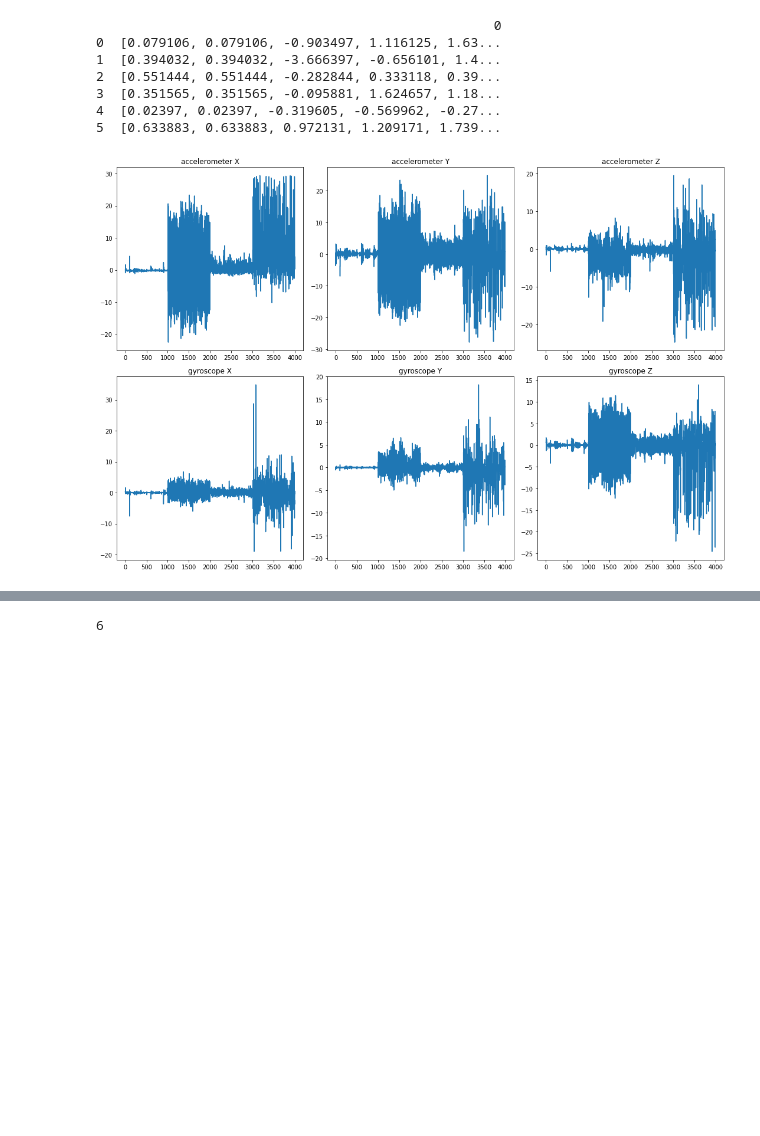
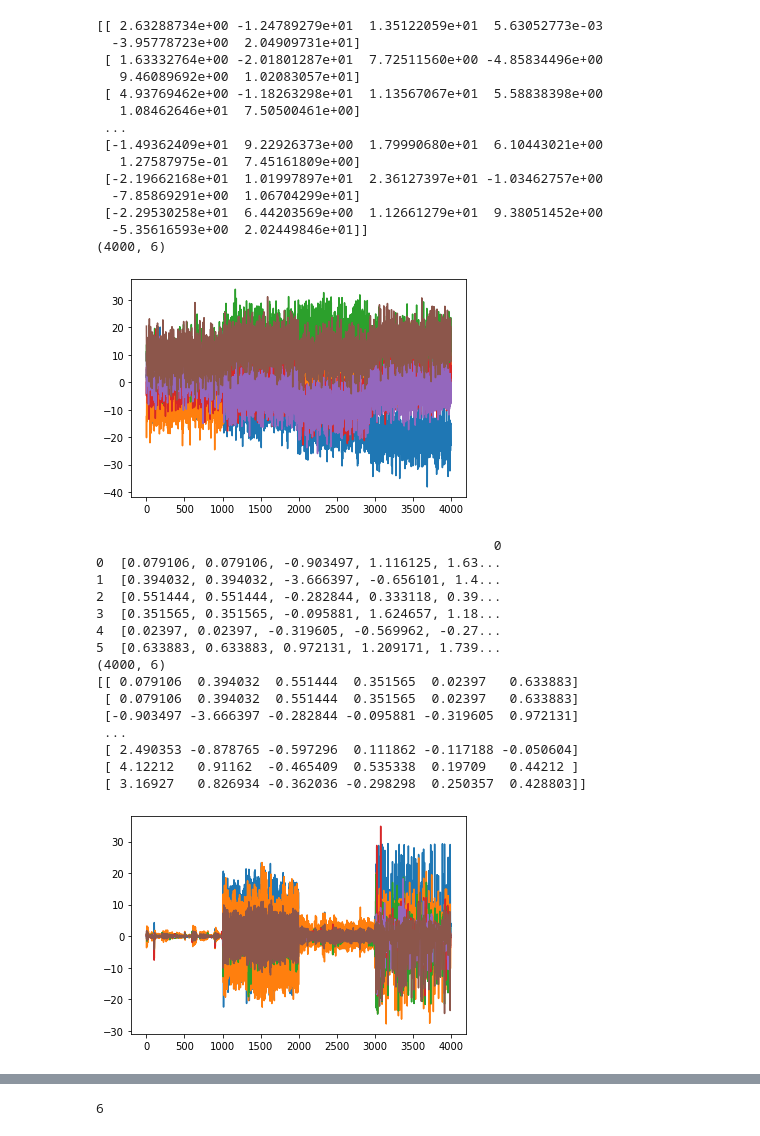
Before and after one commit to damjam212/TimeSeriesSegmentation, a Jupyter notebook: Data_segmentation.ipynb, the cells around one changed output, grey strips where cells are left out. Drawn from its saved outputs; the diff is of its cells as text; code cells hidden in the pictures; blank space fills up the shorter version.

Commit message:
feat: add change point detection using ruptures library

```diff
--- a/Data_segmentation.ipynb
+++ b/Data_segmentation.ipynb
@@ -57,16 +70,27 @@ def stack_time_series(df):
              i += 1
     return stacked
 
+def dataframe_to_ndarray(df):
+    ndarray = np.array([])
+    for index, row in df.iterrows():
+        #print(row[0])
+        if index == 0:
+            ndarray = row[0]
+        else:
+            ndarray = np.vstack((ndarray,row[0]))
+    return ndarray.transpose()
+
+
 stacked = stack_time_series(df)
 #print(df.iloc[0,0][1])
-print(stacked)
+#print(stacked)
 # plt.plot(stacked.iloc[0,0])
 # plt.plot(stacked.iloc[1,0])
 # plt.plot(stacked.iloc[2,0])
 # plt.plot(stacked.iloc[3,0])
 # plt.plot(stacked.iloc[4,0])
 # plt.plot(stacked.iloc[5,0])
-
+#print(df)
 # Create a 2x3 grid of subplots
 fig, axs = plt.subplots(2, 3, figsize=(15, 10))
 
@@ -94,4 +118,30 @@ plt.tight_layout()
 
 # Show the plots
 plt.show()
+
+n, dim = 4000, 6  # number of samples, dimension
+n_bkps, sigma = 3, 5  # number of change points, noise standart deviation
+signal, bkps = rpt.pw_constant(n, dim, n_bkps, noise_std=sigma)
+print((signal))
+print((signal).shape)
+
+plt.plot(signal)
+plt.show()
+print(stacked)
+motion_basics_stacked_ndarray = dataframe_to_ndarray(stacked)
+print((motion_basics_stacked_ndarray).shape)
+print((motion_basics_stacked_ndarray))
+plt.plot(motion_basics_stacked_ndarray)
+plt.show()
+#signal = stacked.iloc[0,0]
+# change point detection
+model = "l2"  # "l1", "rbf", "linear", "normal", "ar"
+algo = rpt.Window(model=model).fit(motion_basics_stacked_ndarray)
+
+my_bkps = algo.predict(n_bkps=3)
+
+
+print(my_bkps)
+rpt.show.display(motion_basics_stacked_ndarray, bkps, my_bkps, figsize=(10, 6))
+plt.show()
 # %% [output]
@@ -98,8 +149,31 @@ plt.show()
-                                                   0
-0  [0.079106, 0.079106, -0.903497, 1.116125, 1.63...
-1  [0.394032, 0.394032, -3.666397, -0.656101, 1.4...
-2  [0.551444, 0.551444, -0.282844, 0.333118, 0.39...
-3  [0.351565, 0.351565, -0.095881, 1.624657, 1.18...
-4  [0.02397, 0.02397, -0.319605, -0.569962, -0.27...
-5  [0.633883, 0.633883, 0.972131, 1.209171, 1.739...
+[[ 2.63288734e+00 -1.24789279e+01  1.35122059e+01  5.63052773e-03
+  -3.95778723e+00  2.04909731e+01]
+ [ 1.63332764e+00 -2.01801287e+01  7.72511560e+00 -4.85834496e+00
+   9.46089692e+00  1.02083057e+01]
+ [ 4.93769462e+00 -1.18263298e+01  1.13567067e+01  5.58838398e+00
+   1.08462646e+01  7.50500461e+00]
+ ...
+ [-1.49362409e+01  9.22926373e+00  1.79990680e+01  6.10443021e+00
+   1.27587975e-01  7.45161809e+00]
+ [-2.19662168e+01  1.01997897e+01  2.36127397e+01 -1.03462757e+00
+  -7.85869291e+00  1.06704299e+01]
+ [-2.29530258e+01  6.44203569e+00  1.12661279e+01  9.38051452e+00
+  -5.35616593e+00  2.02449846e+01]]
+(4000, 6)
-[figure]
+[figure, added]
+                                                   0
+0  [0.079106, 0.079106, -0.903497, 1.116125, 1.63...
+1  [0.394032, 0.394032, -3.666397, -0.656101, 1.4...
+2  [0.551444, 0.551444, -0.282844, 0.333118, 0.39...
+3  [0.351565, 0.351565, -0.095881, 1.624657, 1.18...
+4  [0.02397, 0.02397, -0.319605, -0.569962, -0.27...
+5  [0.633883, 0.633883, 0.972131, 1.209171, 1.739...
+(4000, 6)
+[[ 0.079106  0.394032  0.551444  0.351565  0.02397   0.633883]
+ [ 0.079106  0.394032  0.551444  0.351565  0.02397   0.633883]
+ [-0.903497 -3.666397 -0.282844 -0.095881 -0.319605  0.972131]
+ ...
+ [ 2.490353 -0.878765 -0.597296  0.111862 -0.117188 -0.050604]
+ [ 4.12212   0.91162  -0.465409  0.535338  0.19709   0.44212 ]
+ [ 3.16927   0.826934 -0.362036 -0.298298  0.250357  0.428803]]
+[figure, added]
```
Also changed, not shown: parts of 7 cells of this notebook.
